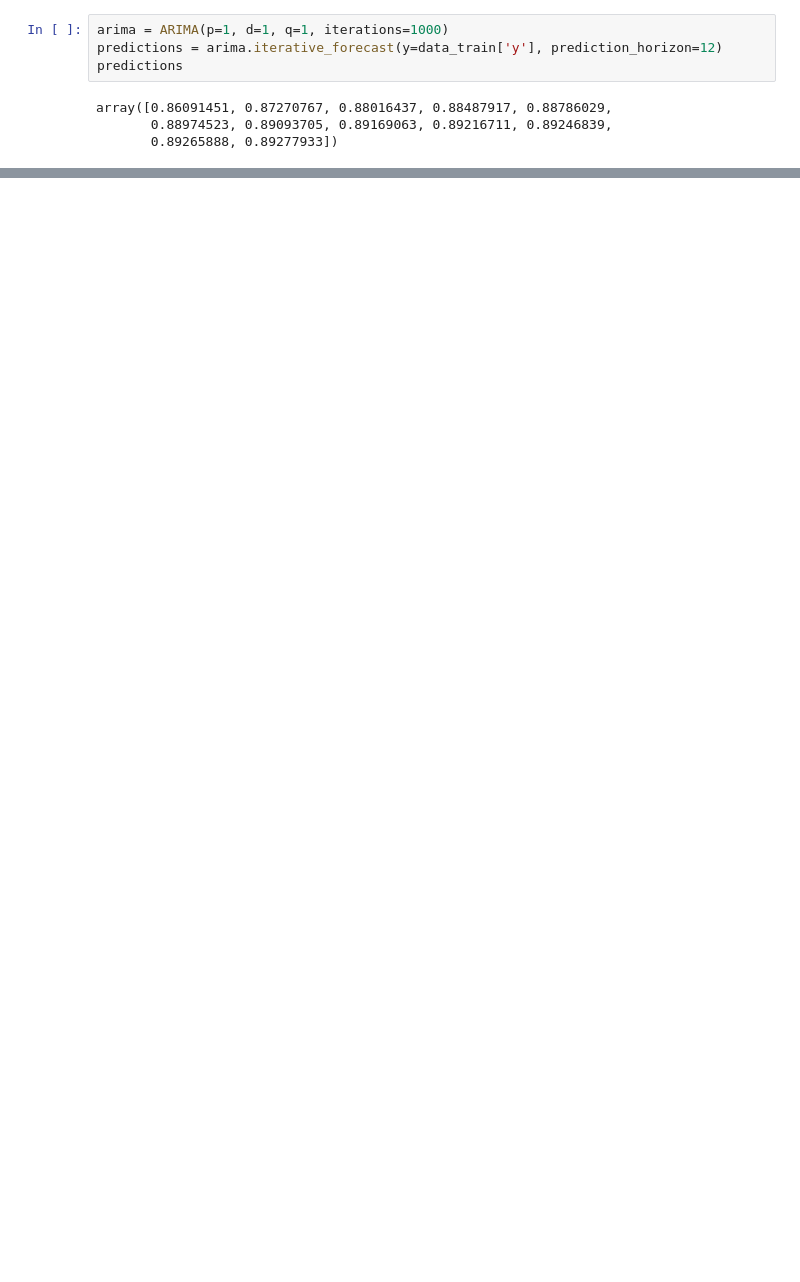
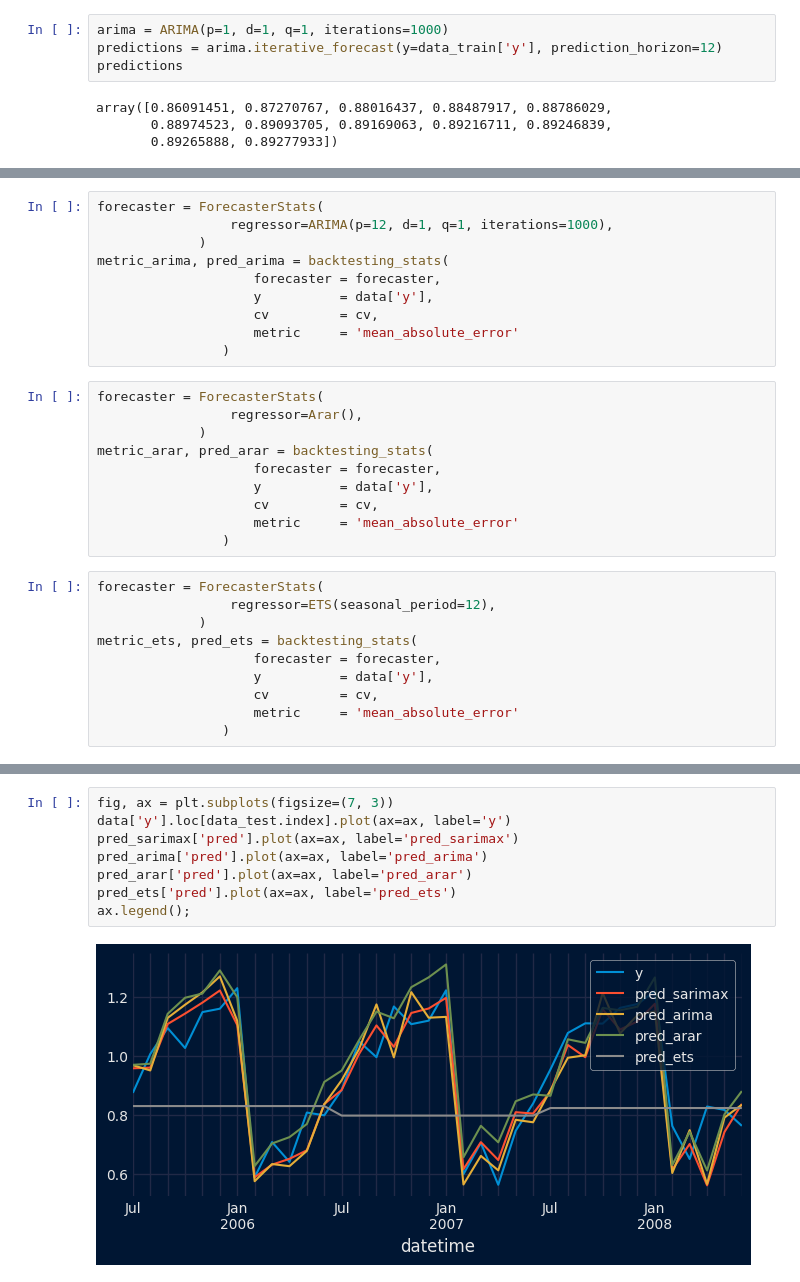
Before and after one commit to skforecast/skforecast, a Jupyter notebook: dev/arima_aeon.ipynb, the cells around one changed output, grey strips where cells are left out. Cells and saved outputs as stored; diff of their text form; blank space fills up the shorter version.

Commit message:
testing aeon.forecasting.stats._ets.ETS

```diff
--- a/dev/arima_aeon.ipynb
+++ b/dev/arima_aeon.ipynb
@@ -214,0 +194,30 @@ forecaster.predict(steps=36)
+# %%
+forecaster = ForecasterStats(
+                 regressor=ARIMA(p=12, d=1, q=1, iterations=1000),
+             )
+metric_arima, pred_arima = backtesting_stats(
+                    forecaster = forecaster,
+                    y          = data['y'],
+                    cv         = cv,
+                    metric     = 'mean_absolute_error'
+                )
+# %%
+forecaster = ForecasterStats(
+                 regressor=Arar(),
+             )
+metric_arar, pred_arar = backtesting_stats(
+                    forecaster = forecaster,
+                    y          = data['y'],
+                    cv         = cv,
+                    metric     = 'mean_absolute_error'
+                )
+# %%
+forecaster = ForecasterStats(
+                 regressor=ETS(seasonal_period=12),
+             )
+metric_ets, pred_ets = backtesting_stats(
+                    forecaster = forecaster,
+                    y          = data['y'],
+                    cv         = cv,
+                    metric     = 'mean_absolute_error'
+                )
@@ -214,0 +234,10 @@ forecaster.predict(steps=36)
+# %%
+fig, ax = plt.subplots(figsize=(7, 3))
+data['y'].loc[data_test.index].plot(ax=ax, label='y')
+pred_sarimax['pred'].plot(ax=ax, label='pred_sarimax')
+pred_arima['pred'].plot(ax=ax, label='pred_arima')
+pred_arar['pred'].plot(ax=ax, label='pred_arar')
+pred_ets['pred'].plot(ax=ax, label='pred_ets')
+ax.legend();
+# %% [output]
+[figure, added]
```
Also changed, not shown: parts of 14 cells of this notebook, 2 other files.
